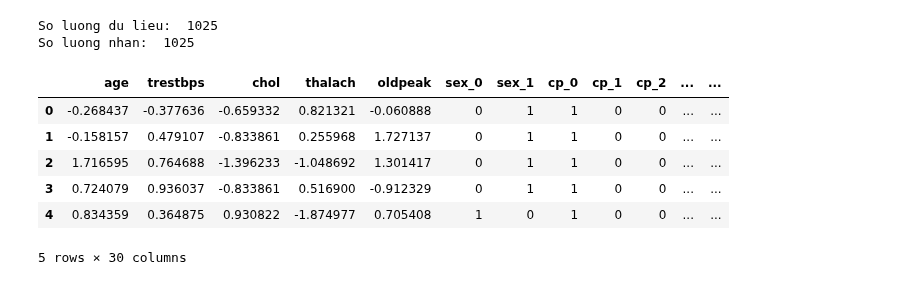
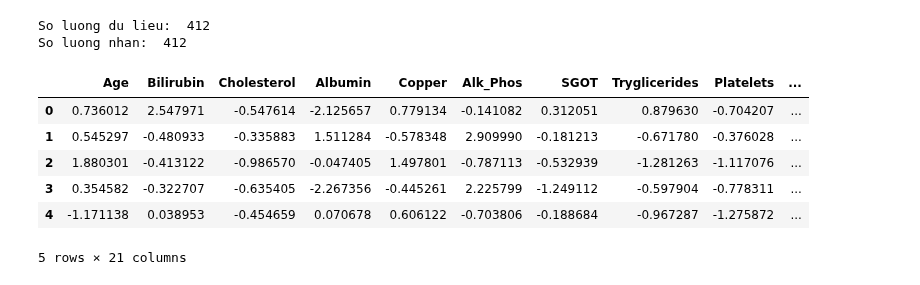
Before and after one commit to ddotu2612/BTL_MachineLearning, a Jupyter notebook: KNN_TuCode.ipynb, the cells around one changed output. Saved outputs shown, nothing was run; the diff lists cells and outputs as text; code cells hidden in the pictures.

```diff
--- a/KNN_TuCode.ipynb
+++ b/KNN_TuCode.ipynb
@@ -14,30 +16,30 @@ from collections import Counter
 # %%
 import pickle
 
-# dataset 1 bệnh tim
-with open('preprocessing/heart/X.pkl', 'rb') as f:
+# # dataset 1 bệnh tim
+# with open('preprocessing/heart/X.pkl', 'rb') as f:
+#     X_train_test = pickle.load(f)
+# with open('preprocessing/heart/y.pkl', 'rb') as f:
+#     label = pickle.load(f)
+
+# dataset 2 bệnh xơ gan
+with open('preprocessing/cirrhosis/X.pkl', 'br') as f:
     X_train_test = pickle.load(f)
-with open('preprocessing/heart/y.pkl', 'rb') as f:
+
+with open('preprocessing/cirrhosis/y.pkl', 'rb') as f:
     label = pickle.load(f)
-
-# # dataset 2 bệnh xơ gan
-# with open('preprocessing/cirrhosis/X.pkl', 'br') as f:
-#     X_train_test = pickle.load(f)
-
-# with open('preprocessing/cirrhosis/y.pkl', 'rb') as f:
-#     label = pickle.load(f)
 
 print('So luong du lieu: ', len(X_train_test))
 print('So luong nhan: ', len(label))
 X_train_test[0:5]
 # %% [output]
-So luong du lieu:  1025
-So luong nhan:  1025
+So luong du lieu:  412
+So luong nhan:  412
-|  | age | trestbps | chol | thalach | oldpeak | sex_0 | sex_1 | cp_0 | cp_1 | cp_2 | ... | ... |
-| 0 | -0.268437 | -0.377636 | -0.659332 | 0.821321 | -0.060888 | 0 | 1 | 1 | 0 | 0 | ... | ... |
-| 1 | -0.158157 | 0.479107 | -0.833861 | 0.255968 | 1.727137 | 0 | 1 | 1 | 0 | 0 | ... | ... |
-| 2 | 1.716595 | 0.764688 | -1.396233 | -1.048692 | 1.301417 | 0 | 1 | 1 | 0 | 0 | ... | ... |
-| 3 | 0.724079 | 0.936037 | -0.833861 | 0.516900 | -0.912329 | 0 | 1 | 1 | 0 | 0 | ... | ... |
-| 4 | 0.834359 | 0.364875 | 0.930822 | -1.874977 | 0.705408 | 1 | 0 | 1 | 0 | 0 | ... | ... |
+|  | Age | Bilirubin | Cholesterol | Albumin | Copper | Alk_Phos | SGOT | Tryglicerides | Platelets | ... |
+| 0 | 0.736012 | 2.547971 | -0.547614 | -2.125657 | 0.779134 | -0.141082 | 0.312051 | 0.879630 | -0.704207 | ... |
+| 1 | 0.545297 | -0.480933 | -0.335883 | 1.511284 | -0.578348 | 2.909990 | -0.181213 | -0.671780 | -0.376028 | ... |
+| 2 | 1.880301 | -0.413122 | -0.986570 | -0.047405 | 1.497801 | -0.787113 | -0.532939 | -1.281263 | -1.117076 | ... |
+| 3 | 0.354582 | -0.322707 | -0.635405 | -2.267356 | -0.445261 | 2.225799 | -1.249112 | -0.597904 | -0.778311 | ... |
+| 4 | -1.171138 | 0.038953 | -0.454659 | 0.070678 | 0.606122 | -0.703806 | -0.188684 | -0.967287 | -1.275872 | ... |
-5 rows × 30 columns
+5 rows × 21 columns
 # %%
```
Also changed, not shown: parts of 11 cells of this notebook, 2 other files.
